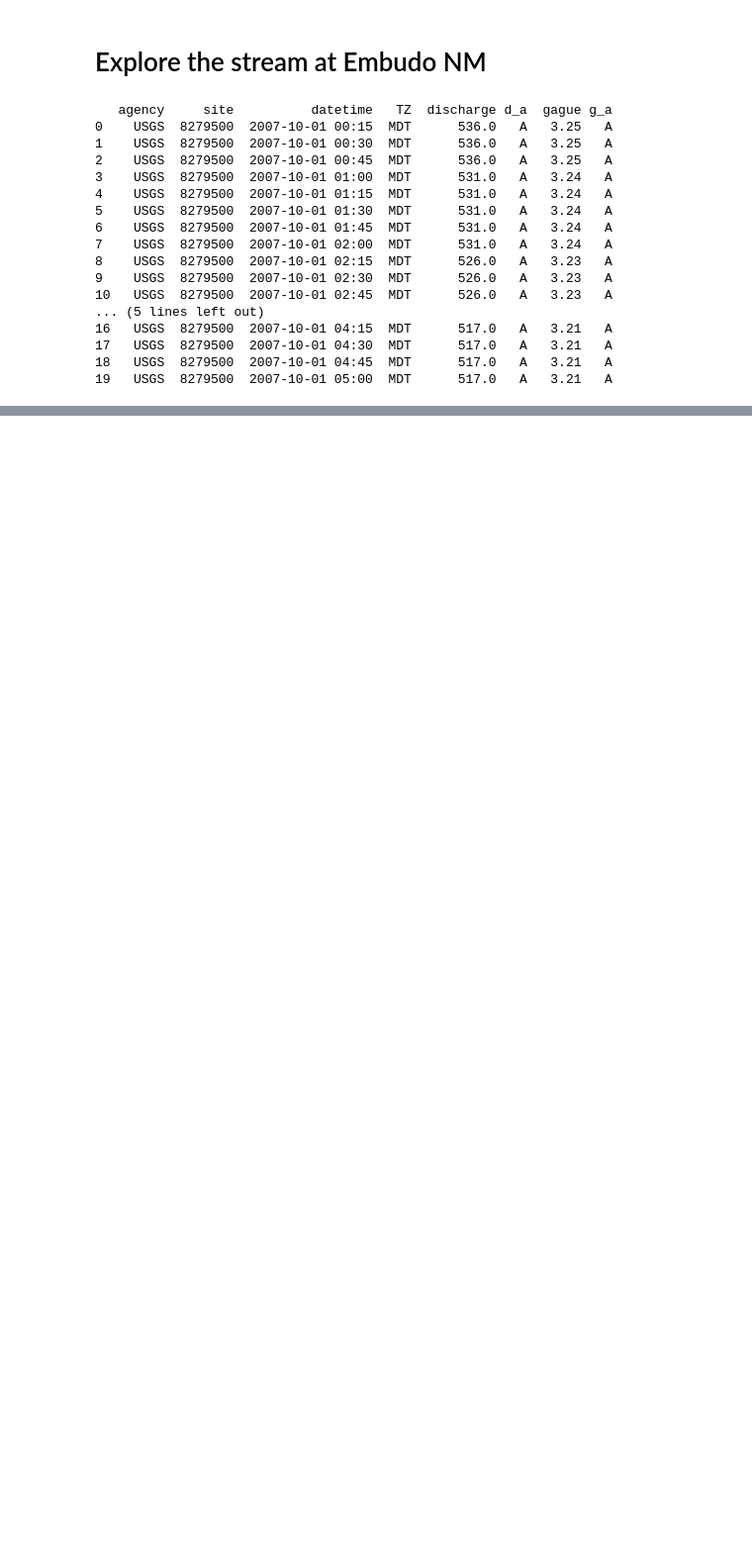
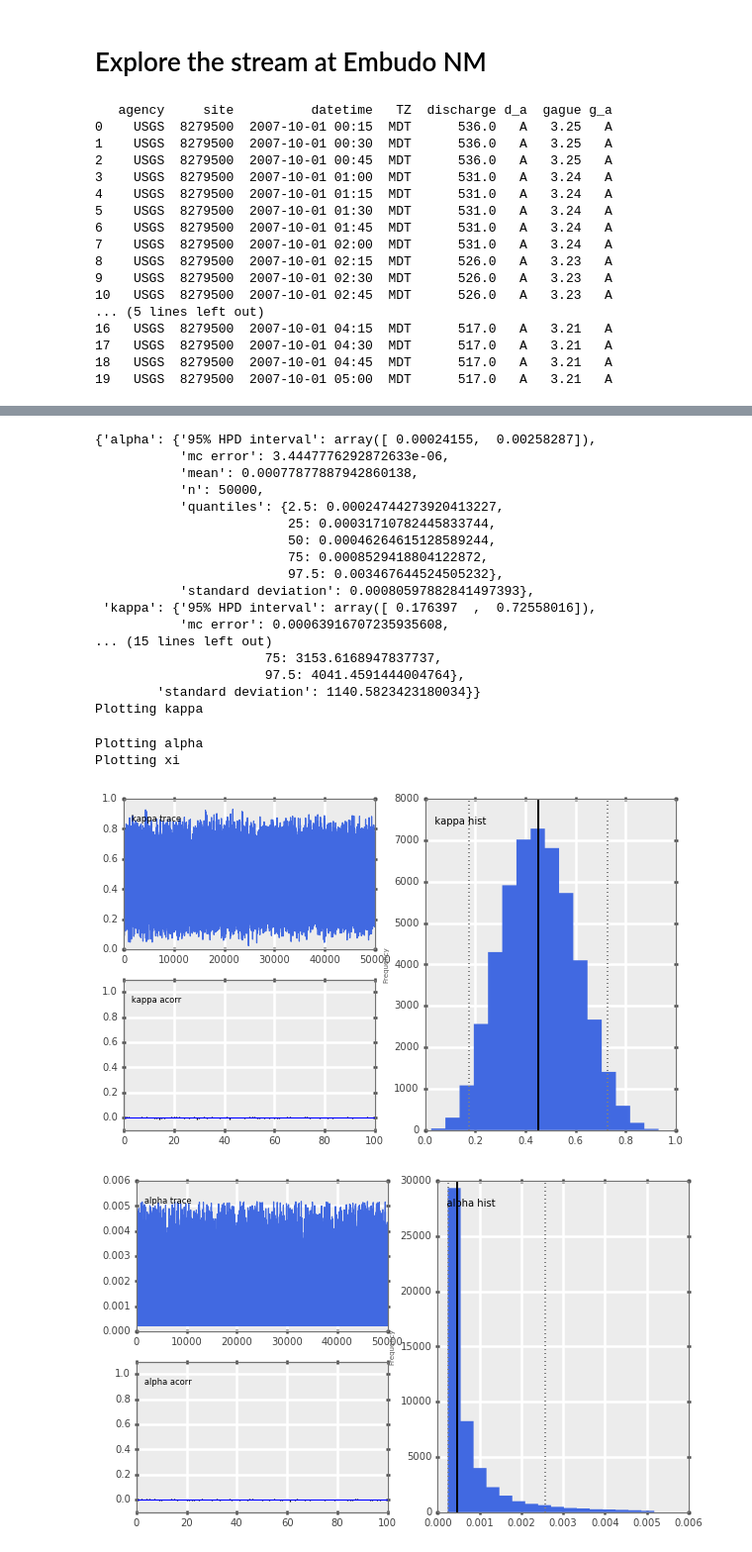
Before and after one commit to balarsen/pymc_learning, a Jupyter notebook: Stream/Embudo Streamflow.ipynb, the cells around one changed output, grey strips where cells are left out. Shown at 99% size. Cells and saved outputs as stored; diff of their text form; code cells hidden in the pictures; blank space fills up the shorter version.

```diff
--- a/Stream/Embudo Streamflow.ipynb
+++ b/Stream/Embudo Streamflow.ipynb
@@ -44,0 +101,17 @@ dat['TZ'].shape
+# %%
+# Define the priors for the location (xi), scale (alpha) and shape (kappa)
+# parameters.
+
+xi = pymc.Uniform('xi', rseed=True, lower=daily_max.min(), upper=daily_max.max(), doc='Location parameter')
+
+@pymc.deterministic(plot=True)
+def alpha(xi=xi):
+    """Scale parameter"""
+    return 1./xi
+
+kappa = pymc.Beta('kappa', rseed=True, alpha=5., beta=6., doc='Shape parameter')
+
+# @pymc.data
+# @pymc.stochastic_from_data('D', lower=0, upper=1e6, data=daily_max.as_matrix())
+def D(value=daily_max.as_matrix(), location=xi, scale=alpha, shape=kappa, lower=0, upper=1e6):
+   return pymc.gev_like(value, shape, location, scale)
@@ -44,0 +126,2 @@ dat['TZ'].shape
+# %%
+model = pymc.MCMC((xi, alpha, kappa, D))
@@ -44,0 +143,25 @@ dat['TZ'].shape
+# %%
+pprint(model.stats())
+pymc.Matplot.plot(model)
+# %% [output]
+{'alpha': {'95% HPD interval': array([ 0.00024155,  0.00258287]),
+           'mc error': 3.4447776292872633e-06,
+           'mean': 0.00077877887942860138,
+           'n': 50000,
+           'quantiles': {2.5: 0.00024744273920413227,
+                         25: 0.00031710782445833744,
+                         50: 0.00046264615128589244,
+                         75: 0.0008529418804122872,
+                         97.5: 0.003467644524505232},
+           'standard deviation': 0.00080597882841497393},
+ 'kappa': {'95% HPD interval': array([ 0.176397  ,  0.72558016]),
+           'mc error': 0.00063916707235935608,
+... (15 lines left out)
+                      75: 3153.6168947837737,
+                      97.5: 4041.4591444004764},
+        'standard deviation': 1140.5823423180034}}
+Plotting kappa
+Plotting alpha
+Plotting xi
+[figure, added]
+[figure, added]
```
Also changed, not shown: parts of 15 cells of this notebook, 2 other files.
